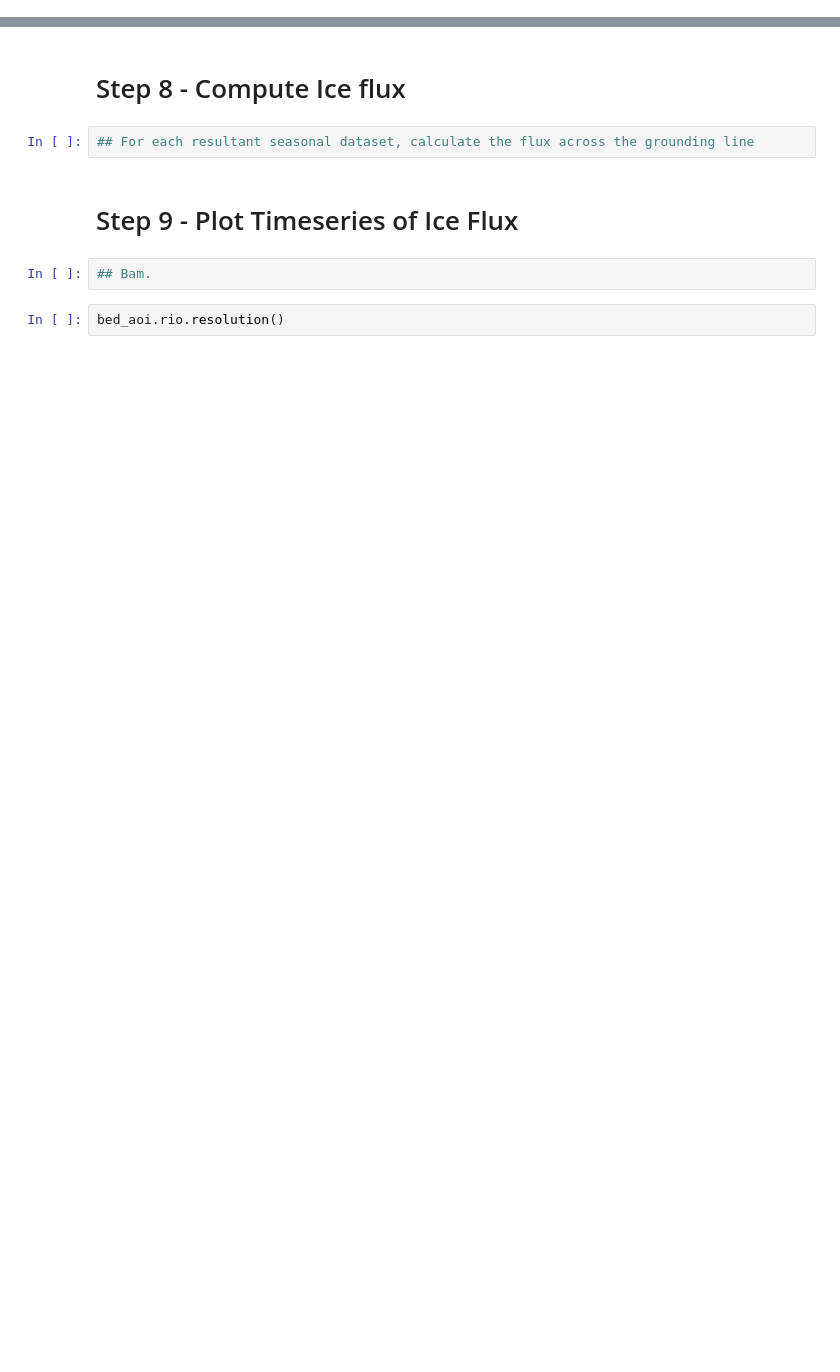
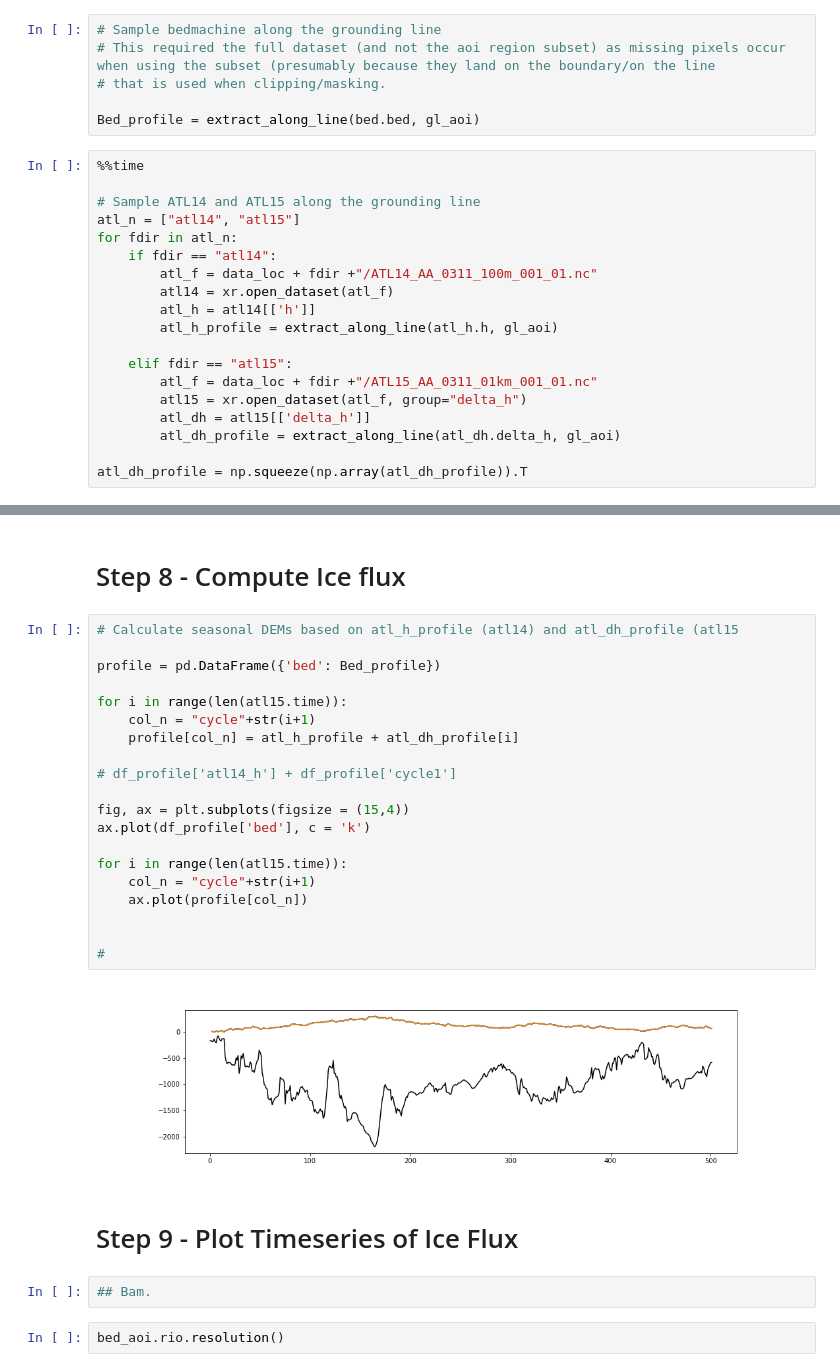
Before and after one commit to ICESAT-2HackWeek/ice-discharge, a Jupyter notebook: notebooks/general-workflow-master.ipynb, the cells around one changed output, grey strips where cells are left out. Saved outputs shown, nothing was run; the diff lists cells and outputs as text; blank space fills up the shorter version.

```diff
--- a/notebooks/general-workflow-master.ipynb
+++ b/notebooks/general-workflow-master.ipynb
@@ -359,0 +376,25 @@ for fdir in atl_n:
+# %%
+# Sample bedmachine along the grounding line
+# This required the full dataset (and not the aoi region subset) as missing pixels occur when using the subset (presumably because they land on the boundary/on the line
+# that is used when clipping/masking.
+
+Bed_profile = extract_along_line(bed.bed, gl_aoi)
+# %%
+%%time
+
+# Sample ATL14 and ATL15 along the grounding line
+atl_n = ["atl14", "atl15"]
+for fdir in atl_n:
+    if fdir == "atl14":
+        atl_f = data_loc + fdir +"/ATL14_AA_0311_100m_001_01.nc"
+        atl14 = xr.open_dataset(atl_f)
+        atl_h = atl14[['h']]
+        atl_h_profile = extract_along_line(atl_h.h, gl_aoi)
+
+    elif fdir == "atl15":
+        atl_f = data_loc + fdir +"/ATL15_AA_0311_01km_001_01.nc"
+        atl15 = xr.open_dataset(atl_f, group="delta_h")
+        atl_dh = atl15[['delta_h']]
+        atl_dh_profile = extract_along_line(atl_dh.delta_h, gl_aoi)
+
+atl_dh_profile = np.squeeze(np.array(atl_dh_profile)).T
@@ -360,7 +417,27 @@ for fdir in atl_n:
 # %% [markdown]
 # Step 8 - Compute Ice flux
 # %%
-## For each resultant seasonal dataset, calculate the flux across the grounding line
+# Calculate seasonal DEMs based on atl_h_profile (atl14) and atl_dh_profile (atl15
+
+profile = pd.DataFrame({'bed': Bed_profile})
+
+for i in range(len(atl15.time)):
+    col_n = "cycle"+str(i+1)
+    profile[col_n] = atl_h_profile + atl_dh_profile[i]
+
+# df_profile['atl14_h'] + df_profile['cycle1']
+
+fig, ax = plt.subplots(figsize = (15,4))
+ax.plot(df_profile['bed'], c = 'k')
+
+for i in range(len(atl15.time)):
+    col_n = "cycle"+str(i+1)
+    ax.plot(profile[col_n])
+
+
+#
+# %% [output]
+[figure, added]
 # %% [markdown]
 # Step 9 - Plot Timeseries of Ice Flux
 # %%
```
Also changed, not shown: parts of 9 cells of this notebook.
